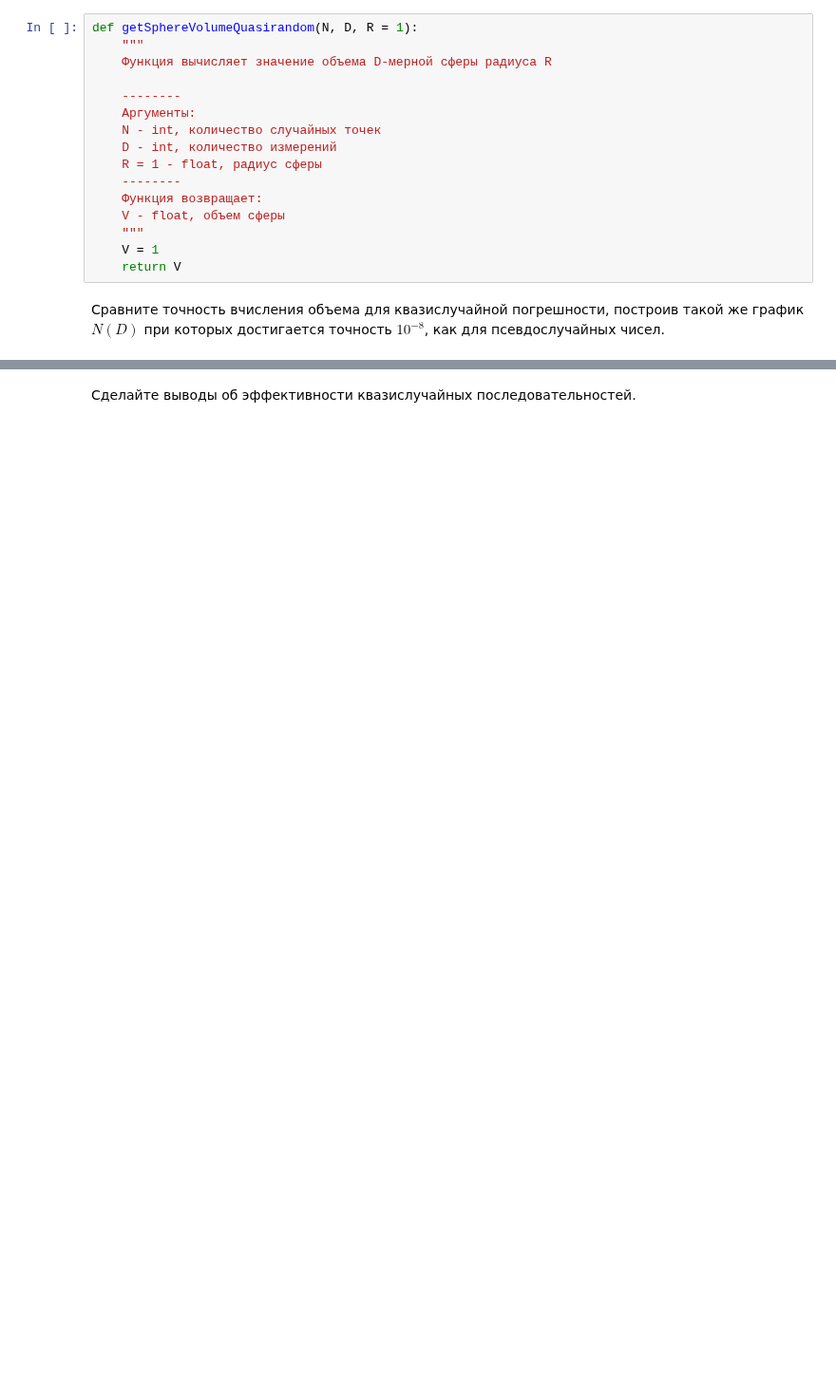
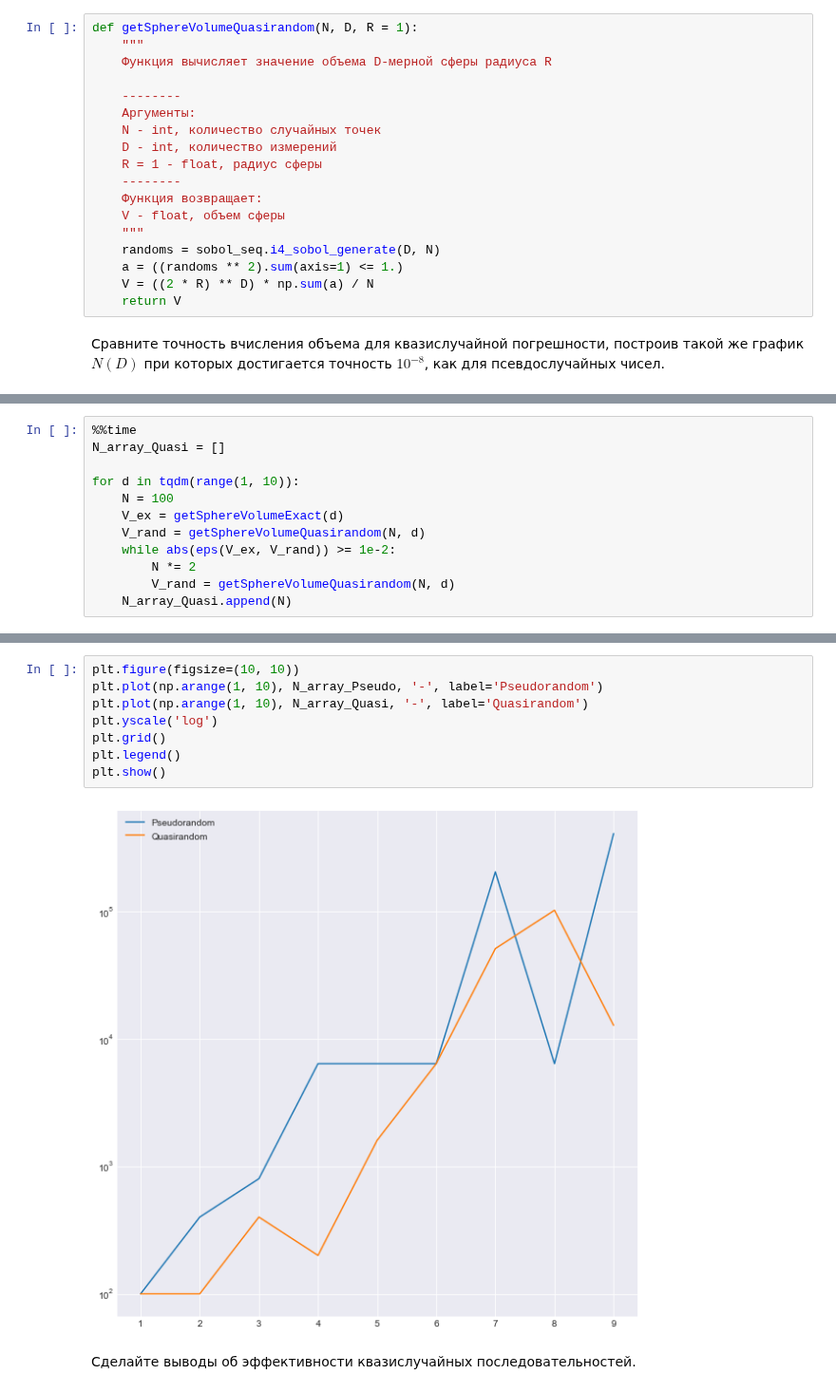
Before and after one commit to ev-br/CP2020, a Jupyter notebook: week_9_Monte-Carlo.ipynb, the cells around one changed output, grey strips where cells are left out. Shown at 95% size. Cells and saved outputs as stored; diff of their text form; blank space fills up the shorter version.

```diff
--- a/week_9_Monte-Carlo.ipynb
+++ b/week_9_Monte-Carlo.ipynb
@@ -97,7 +158,9 @@ def getSphereVolumeQuasirandom(N, D, R = 1):
     Функция возвращает:
     V - float, объем сферы
     """
-    V = 1
+    randoms = sobol_seq.i4_sobol_generate(D, N)
+    a = ((randoms ** 2).sum(axis=1) <= 1.)
+    V = ((2 * R) ** D) * np.sum(a) / N
     return V
 # %% [markdown]
 Сравните точность вчисления объема для квазислучайной погрешности, построив такой же график $N(D)$ при которых достигается точность $10^{-8}$, как для псевдослучайных чисел.
@@ -105,0 +167,12 @@ def getSphereVolumeQuasirandom(N, D, R = 1):
+# %%
+%%time
+N_array_Quasi = []
+
+for d in tqdm(range(1, 10)):
+    N = 100
+    V_ex = getSphereVolumeExact(d)
+    V_rand = getSphereVolumeQuasirandom(N, d)
+    while abs(eps(V_ex, V_rand)) >= 1e-2:
+        N *= 2
+        V_rand = getSphereVolumeQuasirandom(N, d)
+    N_array_Quasi.append(N)
@@ -106,2 +181,12 @@ def getSphereVolumeQuasirandom(N, D, R = 1):
+# %%
+plt.figure(figsize=(10, 10))
+plt.plot(np.arange(1, 10), N_array_Pseudo, '-', label='Pseudorandom')
+plt.plot(np.arange(1, 10), N_array_Quasi, '-', label='Quasirandom')
+plt.yscale('log')
+plt.grid()
+plt.legend()
+plt.show()
+# %% [output]
+[figure, added]
 # %% [markdown]
 Сделайте выводы об эффективности квазислучайных последовательностей.
```
Also changed, not shown: parts of 37 cells of this notebook, 4 other files.
